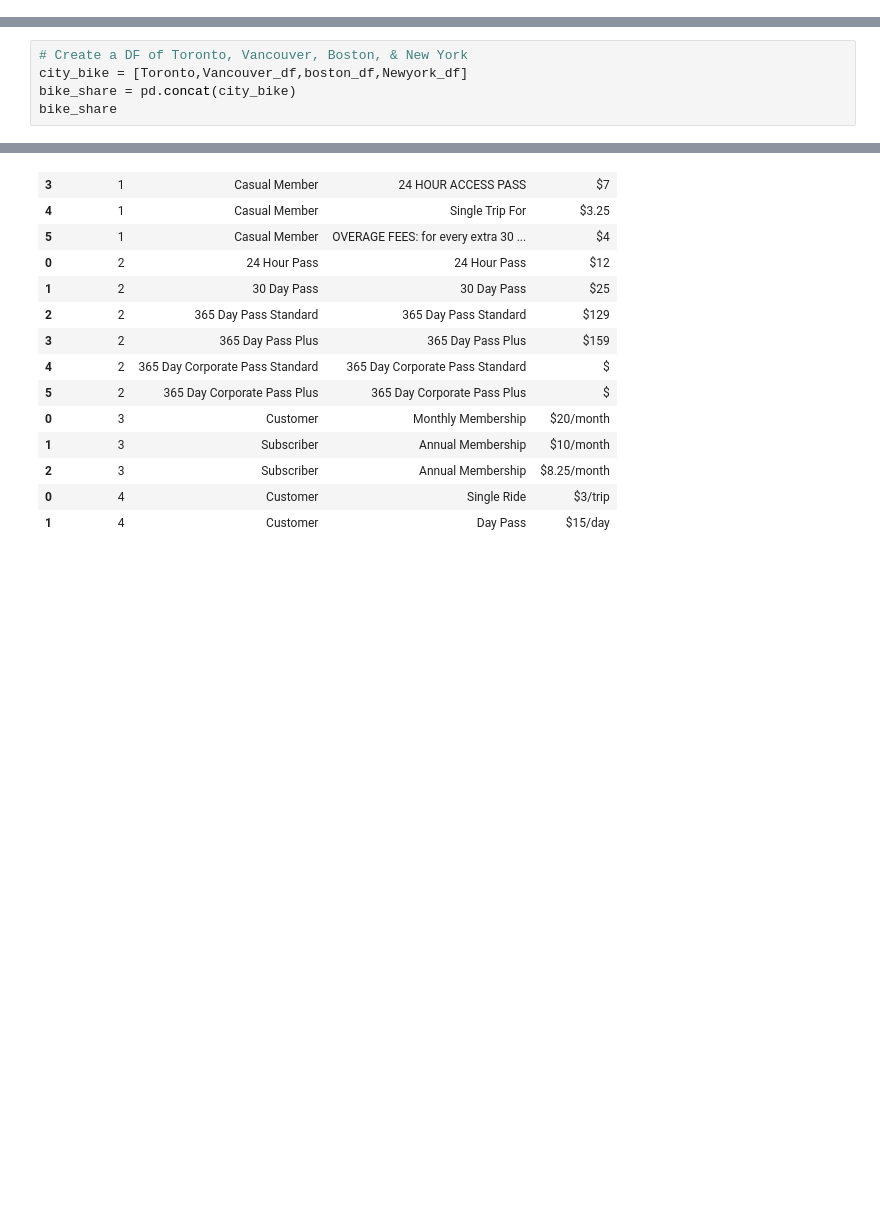
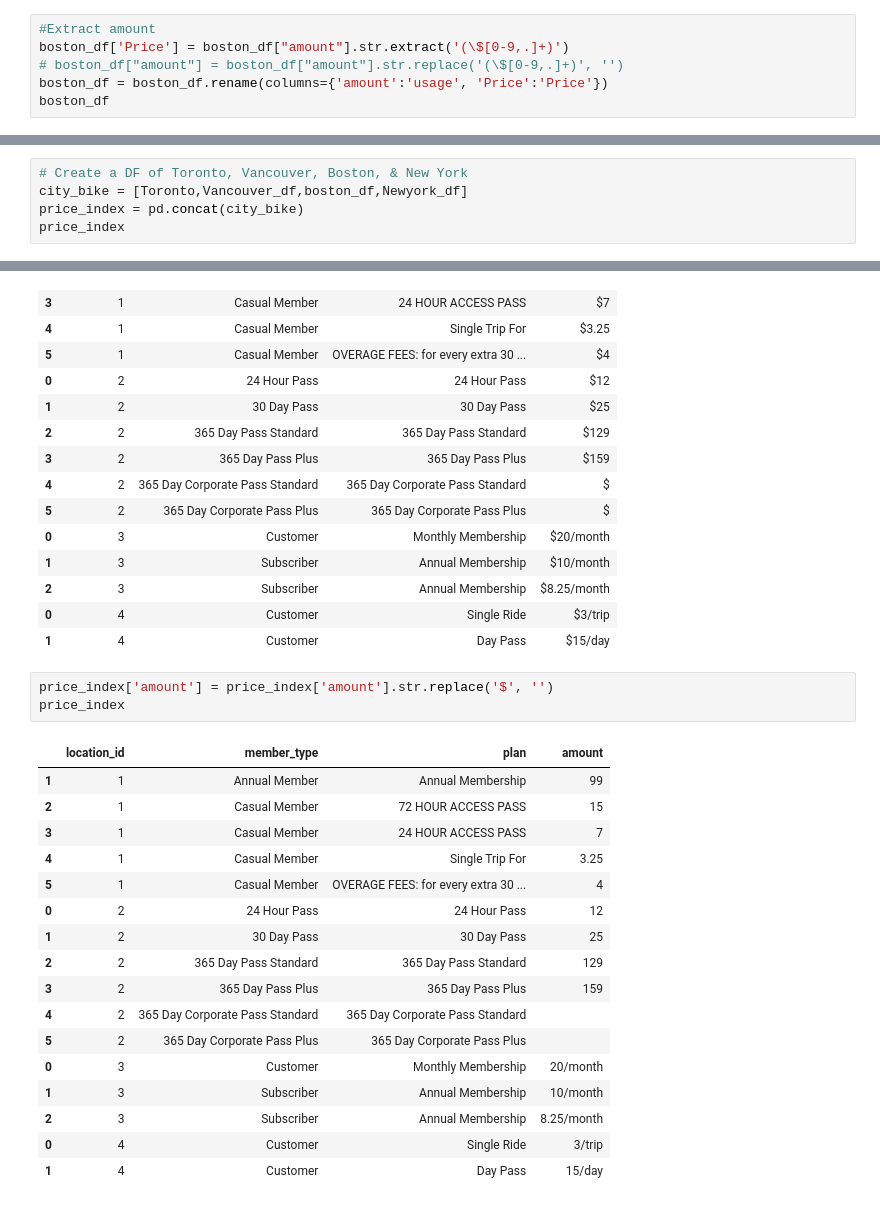
Before and after one commit to JeganS948/project2, a Jupyter notebook: pricing_index.ipynb, the cells around one changed output, grey strips where cells are left out. Cells and saved outputs as stored; diff of their text form; blank space fills up the shorter version.

```diff
--- a/pricing_index.ipynb
+++ b/pricing_index.ipynb
@@ -229,3 +237,9 @@ boston_df
 | 0 | 3 | Customer | Monthly Membership | $20/month |
 | 1 | 3 | Subscriber | Annual Membership | $10/month |
 | 2 | 3 | Subscriber | Annual Membership | $8.25/month |
+# %%
+#Extract amount
+boston_df['Price'] = boston_df["amount"].str.extract('(\$[0-9,.]+)')
+# boston_df["amount"] = boston_df["amount"].str.replace('(\$[0-9,.]+)', '')
+boston_df = boston_df.rename(columns={'amount':'usage', 'Price':'Price'})
+boston_df
@@ -315,8 +342,8 @@ Newyork_df
 # %%
 # Create a DF of Toronto, Vancouver, Boston, & New York
 city_bike = [Toronto,Vancouver_df,boston_df,Newyork_df]
-bike_share = pd.concat(city_bike)
-bike_share
+price_index = pd.concat(city_bike)
+price_index
 # %% [output]
 |  | location_id | member_type | plan | amount |
 | 1 | 1 | Annual Member | Annual Membership | $99 |
@@ -335,3 +362,24 @@ bike_share
 | 2 | 3 | Subscriber | Annual Membership | $8.25/month |
 | 0 | 4 | Customer | Single Ride | $3/trip |
 | 1 | 4 | Customer | Day Pass | $15/day |
+# %%
+price_index['amount'] = price_index['amount'].str.replace('$', '')
+price_index
+# %% [output]
+|  | location_id | member_type | plan | amount |
+| 1 | 1 | Annual Member | Annual Membership | 99 |
+| 2 | 1 | Casual Member | 72 HOUR ACCESS PASS | 15 |
+| 3 | 1 | Casual Member | 24 HOUR ACCESS PASS | 7 |
+| 4 | 1 | Casual Member | Single Trip For | 3.25 |
+| 5 | 1 | Casual Member | OVERAGE FEES: for every extra 30 ... | 4 |
+| 0 | 2 | 24 Hour Pass | 24 Hour Pass | 12 |
+| 1 | 2 | 30 Day Pass | 30 Day Pass | 25 |
+| 2 | 2 | 365 Day Pass Standard | 365 Day Pass Standard | 129 |
+| 3 | 2 | 365 Day Pass Plus | 365 Day Pass Plus | 159 |
+| 4 | 2 | 365 Day Corporate Pass Standard | 365 Day Corporate Pass Standard |  |
+| 5 | 2 | 365 Day Corporate Pass Plus | 365 Day Corporate Pass Plus |  |
+| 0 | 3 | Customer | Monthly Membership | 20/month |
+| 1 | 3 | Subscriber | Annual Membership | 10/month |
+| 2 | 3 | Subscriber | Annual Membership | 8.25/month |
+| 0 | 4 | Customer | Single Ride | 3/trip |
+| 1 | 4 | Customer | Day Pass | 15/day |
```
Also changed, not shown: parts of 3 cells of this notebook.
